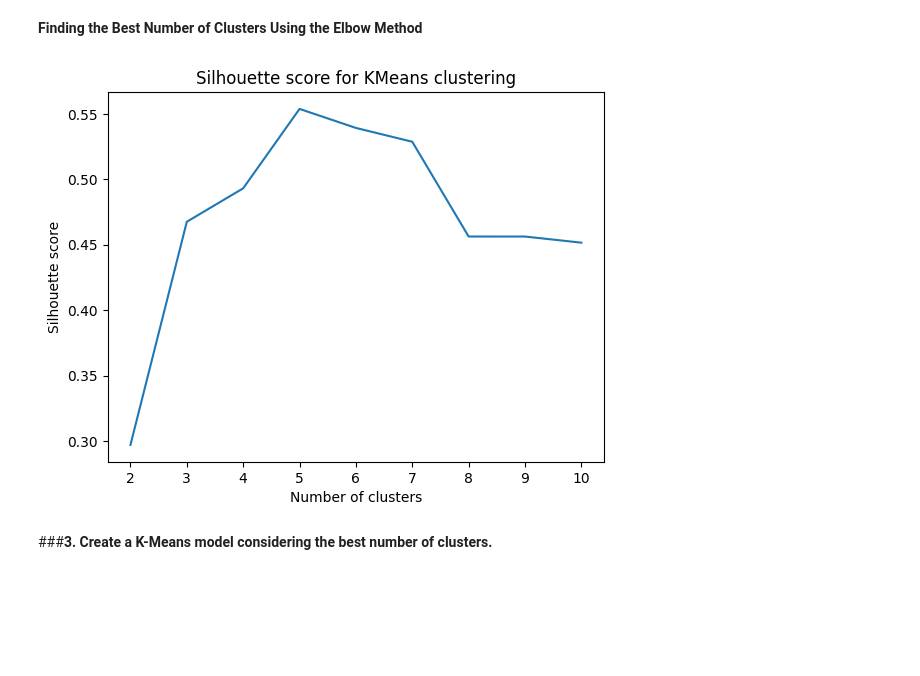
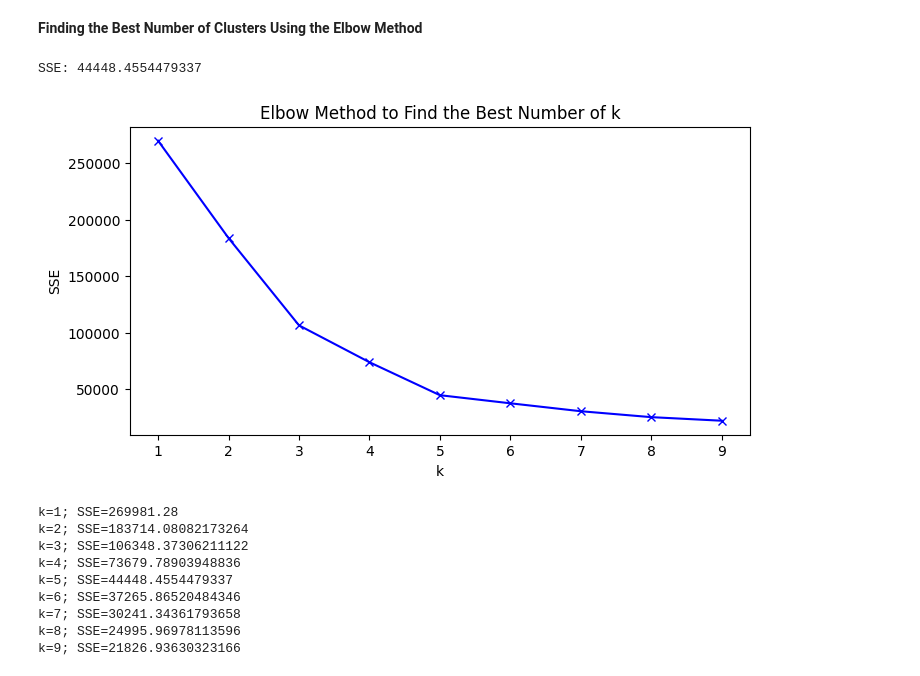
Before and after one commit to fnsalamaa/Machine-Learning, a Jupyter notebook: Machine_Learning_Week7.ipynb, the cells around one changed output. Drawn from its saved outputs; the diff is of its cells as text; code cells hidden in the pictures; blank space fills up the shorter version.

```diff
--- a/Machine_Learning_Week7.ipynb
+++ b/Machine_Learning_Week7.ipynb
@@ -439,7 +559,7 @@ df.info
 # %% [markdown]
 **Select Features**
 # %%
-# Features used -> Annual Income (k$), Spending Score (1-100)
+X = df[['Annual Income (k$)', 'Spending Score (1-100)']]
 features = df.iloc[:,3:5]
 # %%
 features.head()
@@ -466,21 +600,44 @@ import matplotlib.pyplot as plt
-# %%
-# Create a list of cluster numbers
-cluster_numbers = list(range(2, 11))
-
-# Calculate the silhouette scores for each number of clusters
-silhouette_scores = []
-for cluster_number in cluster_numbers:
-    kmeans = KMeans(n_clusters=cluster_number)
-    kmeans.fit(features)
-    silhouette_scores.append(silhouette_score(features, kmeans.labels_))
-
-# Plot the silhouette scores against the number of clusters
-plt.plot(cluster_numbers, silhouette_scores)
-plt.xlabel('Number of clusters')
-plt.ylabel('Silhouette score')
-plt.title('Silhouette score for KMeans clustering')
-plt.show()
-# %% [output]
-[figure, removed]
-# %% [markdown]
-###**3. Create a K-Means model considering the best number of clusters.**
+# %%
+# Check SSE Value
+print(f'SSE: {kmeans.inertia_}')
+# %% [output]
+SSE: 44448.4554479337
+# %%
+# Implementasi Metode Elbow
+
+# The of SSE's values
+sse = []
+
+# Limit finding the best k from 1-10
+K = range(1,10)
+
+# Calculate SSE for each k
+for k in K:
+ kmeanModel = KMeans(n_clusters=k)
+ kmeanModel.fit(X)
+ sse.append(kmeanModel.inertia_)
+
+
+# Plotting the distortions
+plt.figure(figsize=(8,4))
+plt.plot(K, sse, "bx-")
+plt.xlabel("k")
+plt.ylabel("SSE")
+plt.title("Elbow Method to Find the Best Number of k")
+plt.show()
+# %% [output]
+[figure, added]
+# %%
+# Check SSE value for each k
+for idx, sse_val in enumerate(sse, start=1):
+    print(f'k={idx}; SSE={sse_val}')
+# %% [output]
+k=1; SSE=269981.28
+k=2; SSE=183714.08082173264
+k=3; SSE=106348.37306211122
+k=4; SSE=73679.78903948836
+k=5; SSE=44448.4554479337
+k=6; SSE=37265.86520484346
+k=7; SSE=30241.34361793658
+k=8; SSE=24995.96978113596
+k=9; SSE=21826.93630323166
```
Also changed, not shown: parts of 14 cells of this notebook.
